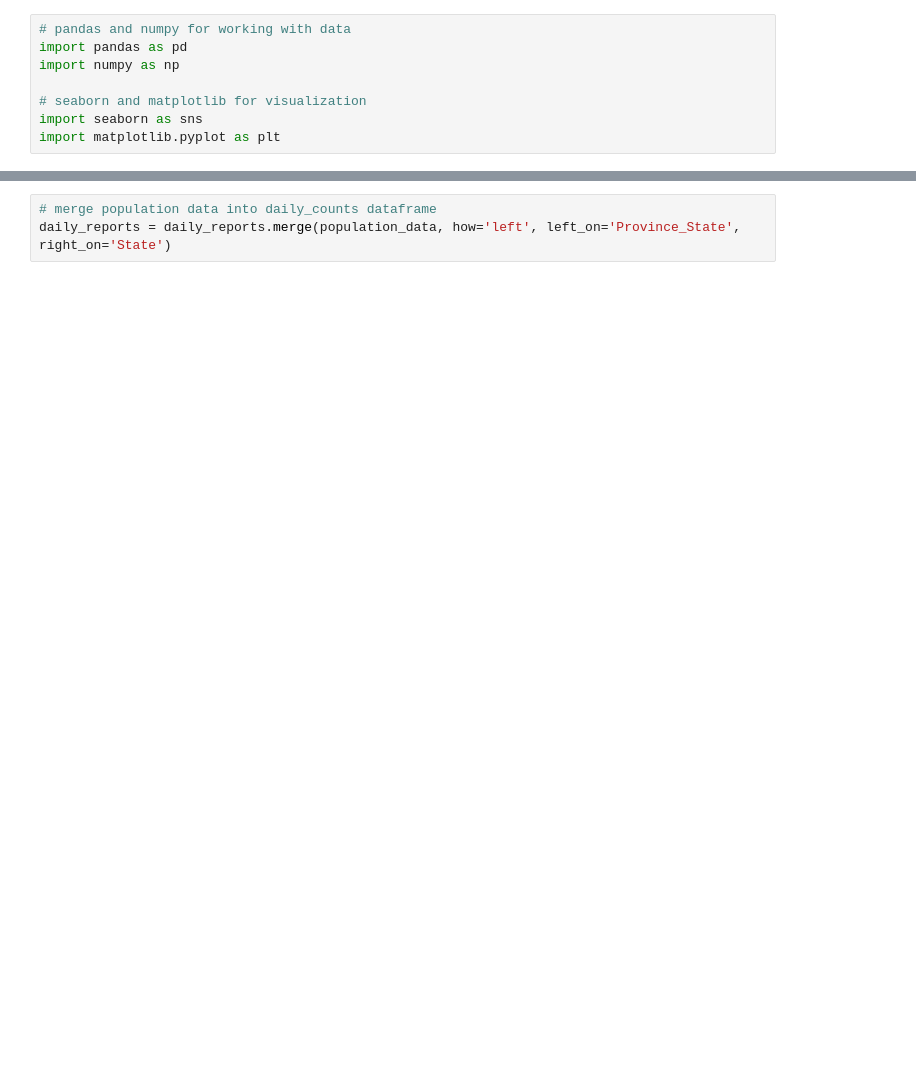
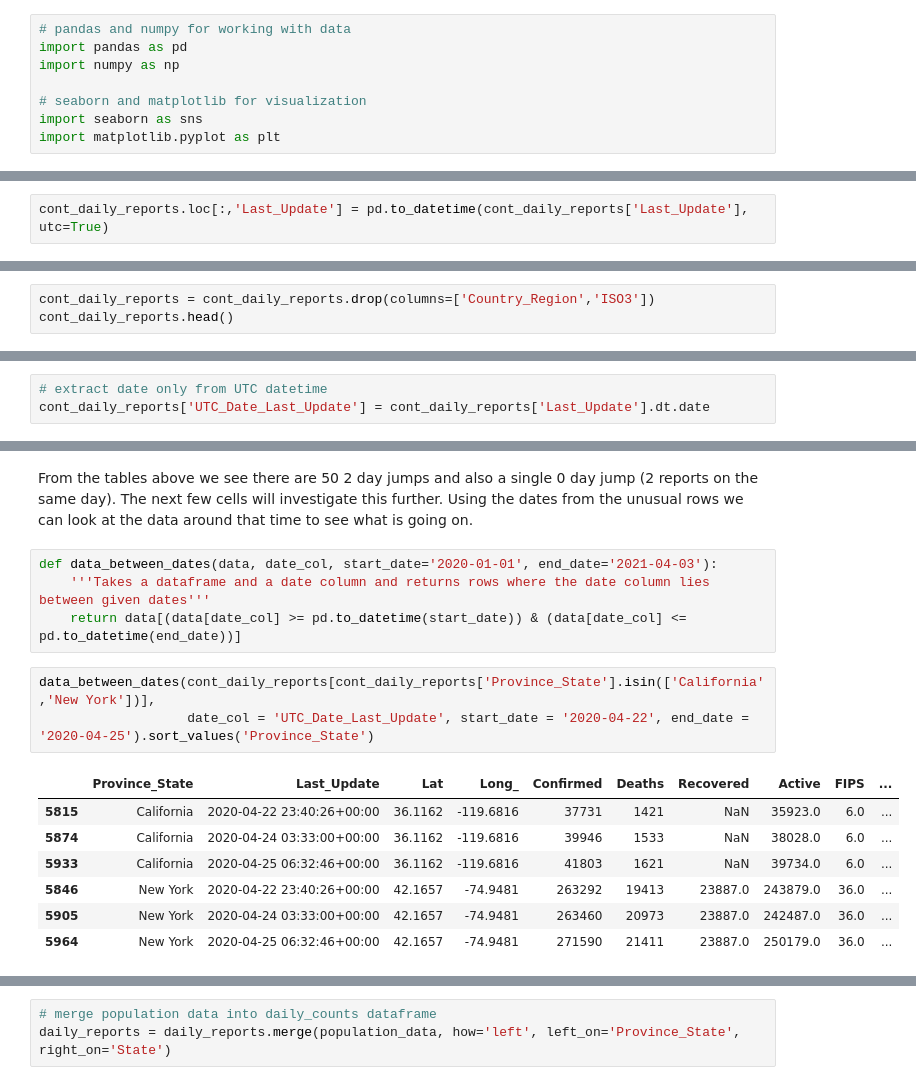
Before and after one commit to amichaelsen/COVID_project, a Jupyter notebook: analysis/data_cleaning.ipynb, the cells around one changed output, grey strips where cells are left out. Drawn from its saved outputs; the diff is of its cells as text; blank space fills up the shorter version.

Commit message:
added commentary walking through changes to the date to get consistent time steps

```diff
--- a/analysis/data_cleaning.ipynb
+++ b/analysis/data_cleaning.ipynb
@@ -37,0 +96,2 @@ daily_reports.replace({'2020-04-14 00:42:00':'2020-04-13 23:42:00'}, inplace=Tru
+# %%
+cont_daily_reports.loc[:,'Last_Update'] = pd.to_datetime(cont_daily_reports['Last_Update'], utc=True)
@@ -37,0 +116,3 @@ daily_reports.replace({'2020-04-14 00:42:00':'2020-04-13 23:42:00'}, inplace=Tru
+# %%
+cont_daily_reports = cont_daily_reports.drop(columns=['Country_Region','ISO3'])
+cont_daily_reports.head()
@@ -37,0 +143,3 @@ daily_reports.replace({'2020-04-14 00:42:00':'2020-04-13 23:42:00'}, inplace=Tru
+# %%
+# extract date only from UTC datetime
+cont_daily_reports['UTC_Date_Last_Update'] = cont_daily_reports['Last_Update'].dt.date
@@ -37,0 +184,17 @@ daily_reports.replace({'2020-04-14 00:42:00':'2020-04-13 23:42:00'}, inplace=Tru
+# %% [markdown]
+From the tables above we see there are 50 2 day jumps and also a single 0 day jump (2 reports on the same day). The next few cells will investigate this further. Using the dates from the unusual rows we can look at the data around that time to see what is going on.
+# %%
+def data_between_dates(data, date_col, start_date='2020-01-01', end_date='2021-04-03'):
+    '''Takes a dataframe and a date column and returns rows where the date column lies between given dates'''
+    return data[(data[date_col] >= pd.to_datetime(start_date)) & (data[date_col] <= pd.to_datetime(end_date))]
+# %%
+data_between_dates(cont_daily_reports[cont_daily_reports['Province_State'].isin(['California','New York'])],
+                   date_col = 'UTC_Date_Last_Update', start_date = '2020-04-22', end_date = '2020-04-25').sort_values('Province_State')
+# %% [output]
+|  | Province_State | Last_Update | Lat | Long_ | Confirmed | Deaths | Recovered | Active | FIPS | ... |
+| 5815 | California | 2020-04-22 23:40:26+00:00 | 36.1162 | -119.6816 | 37731 | 1421 | NaN | 35923.0 | 6.0 | ... |
+| 5874 | California | 2020-04-24 03:33:00+00:00 | 36.1162 | -119.6816 | 39946 | 1533 | NaN | 38028.0 | 6.0 | ... |
+| 5933 | California | 2020-04-25 06:32:46+00:00 | 36.1162 | -119.6816 | 41803 | 1621 | NaN | 39734.0 | 6.0 | ... |
+| 5846 | New York | 2020-04-22 23:40:26+00:00 | 42.1657 | -74.9481 | 263292 | 19413 | 23887.0 | 243879.0 | 36.0 | ... |
+| 5905 | New York | 2020-04-24 03:33:00+00:00 | 42.1657 | -74.9481 | 263460 | 20973 | 23887.0 | 242487.0 | 36.0 | ... |
+| 5964 | New York | 2020-04-25 06:32:46+00:00 | 42.1657 | -74.9481 | 271590 | 21411 | 23887.0 | 250179.0 | 36.0 | ... |
```
Also changed, not shown: parts of 41 cells of this notebook.
